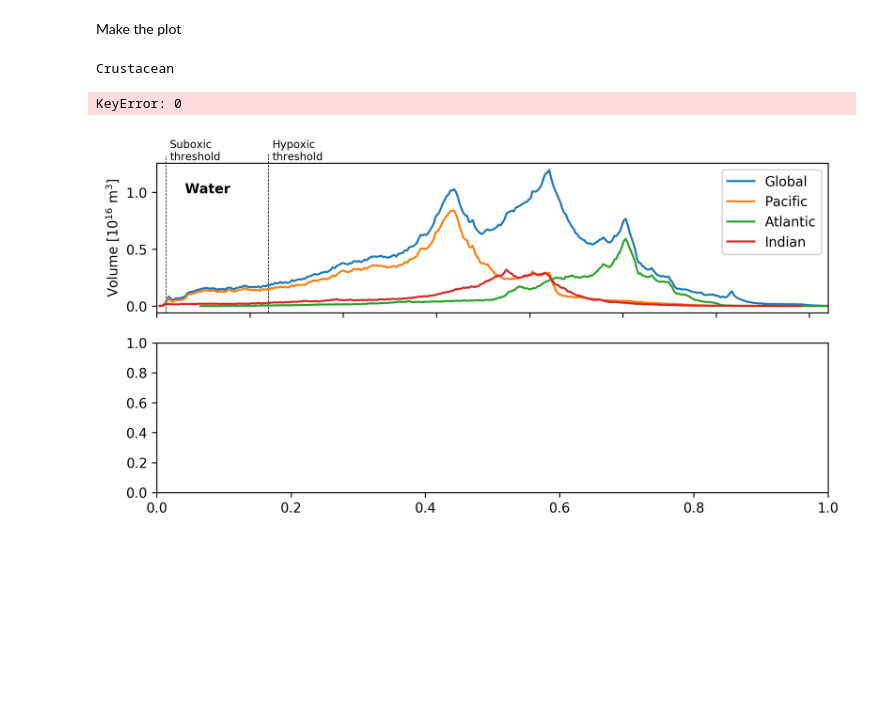
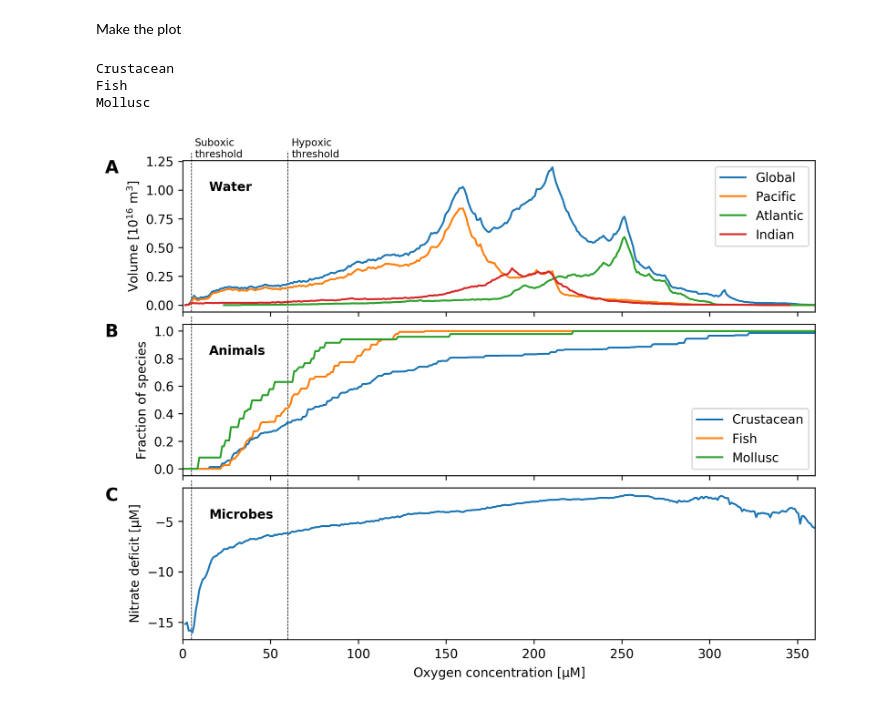
Before and after one commit to matt-long/iucn-deoxygenation-report, a Jupyter notebook: plot_woa_o2pdf_mortality_no3deficit.ipynb, the cells around one changed output. Cells and saved outputs as stored; diff of their text form; code cells hidden in the pictures; blank space fills up the shorter version.

Commit message:
plot_woa_o2pdf_mortality_no3deficit.ipynb updated with mortality curves

```diff
--- a/plot_woa_o2pdf_mortality_no3deficit.ipynb
+++ b/plot_woa_o2pdf_mortality_no3deficit.ipynb
@@ -228,7 +228,7 @@ ax.text(suboxia+2,ylm[1]+0.02*np.diff(ylm), 'Suboxic\nthreshold',fontsize=8)
 ax = fig.add_subplot(gs[1,0])
 for i,name in enumerate(mortality_thresholds.phyla.values):
     print name
-    ax.plot(mortality_thresholds.o2bin,mortality_thresholds[i,:],'-',label=name)
+    ax.plot(mortality_thresholds.o2bin,mortality_thresholds.hypoxic_cdf[i,:],'-',label=name)
 
 handles, labels = ax.get_legend_handles_labels()
 ax.legend(handles, labels)
@@ -245,32 +245,33 @@ ax.axvline(x=suboxia,ymax=1.05,color='k',linewidth=0.5,linestyle='--',zorder=-10
 #----------------------------------------------------------------------
 #-- plot no3 deficit
 #----------------------------------------------------------------------
 ax = fig.add_subplot(gs[2,0])
 for name in ['Global']:
     ax.plot(o2_binc,no3def_by_o2[name])
 
 ax.set_ylabel('Nitrate deficit [$\mu$M]')
 ax.set_xlabel('Oxygen concentration [$\mu$M]')
 ax.set_xlim((o2_bins[0],o2_bins[-1]))
 ylm = ax.get_ylim()
 ax.text(15,ylm[1]-0.2*np.diff(ylm),'Microbes',fontweight='bold')
 
 ax.axvline(x=hypoxia,ymax=1.06,color='k',linewidth=0.5,linestyle='--',zorder=-10,clip_on=False)
 ax.axvline(x=suboxia,ymax=1.05,color='k',linewidth=0.5,linestyle='--',zorder=-10,clip_on=False)
 
 gs.update(hspace=0.08)
 
 ax = fig.get_axes()
 alp = [chr(i).upper() for i in range(97,97+26)]
 for i,axi in enumerate(ax):
     p = axi.get_position()
     y = p.y1-0.02
     fig.text(0.03,y,'%s'%alp[i],
              fontsize=14.,
              fontweight = 'semibold')
 
 plt.savefig(plot_name,bbox_inches='tight')
 # %% [output]
 Crustacean
+Fish
+Mollusc
-KeyError: 0
-[figure, old version]
+[figure, new version]
```
